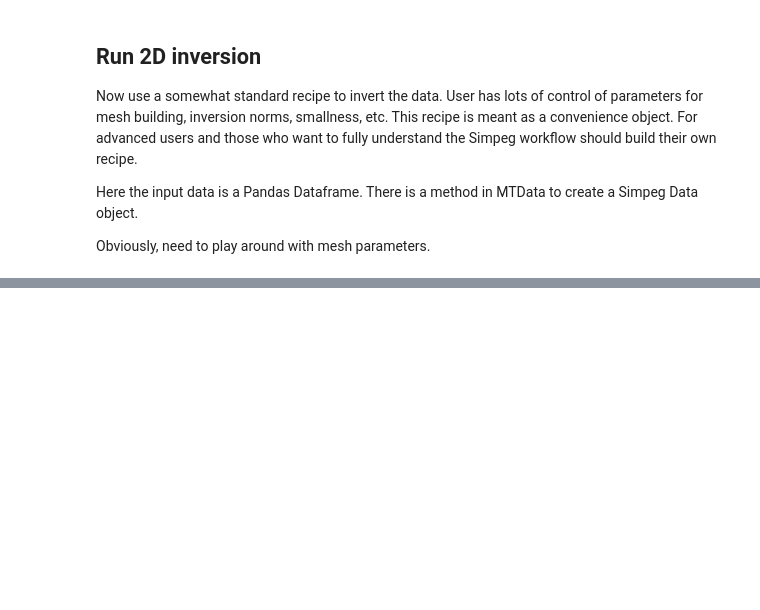
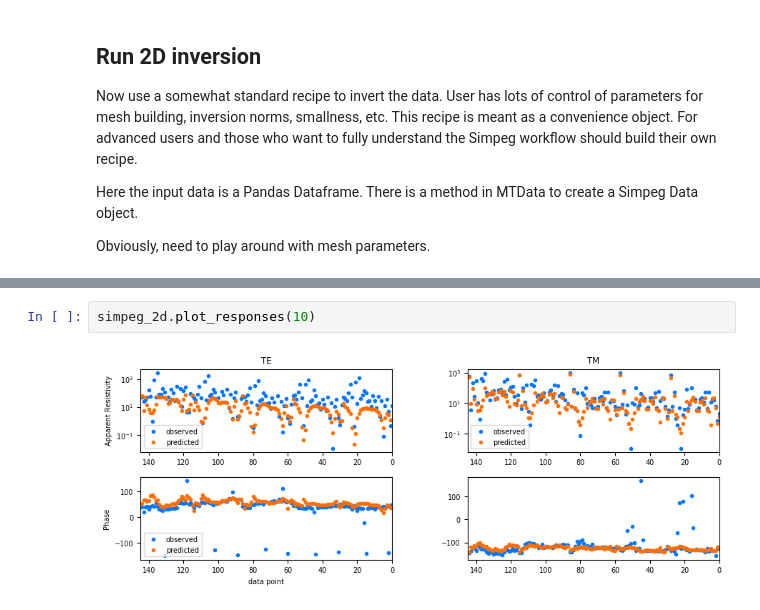
Before and after one commit to simpeg-research/earthscope-mt-course, a Jupyter notebook: notebooks/simpeg/7a_2d_inversion_yellowstone.ipynb, the cells around one changed output, grey strips where cells are left out. Saved outputs shown, nothing was run; the diff lists cells and outputs as text; blank space fills up the shorter version.

```diff
--- a/notebooks/simpeg/7a_2d_inversion_yellowstone.ipynb
+++ b/notebooks/simpeg/7a_2d_inversion_yellowstone.ipynb
@@ -175,0 +140,4 @@ simpeg_2d.plot_tikhonov_curve()
+# %%
+simpeg_2d.plot_responses(10)
+# %% [output]
+[figure, added]
```
Also changed, not shown: parts of 11 cells of this notebook.
